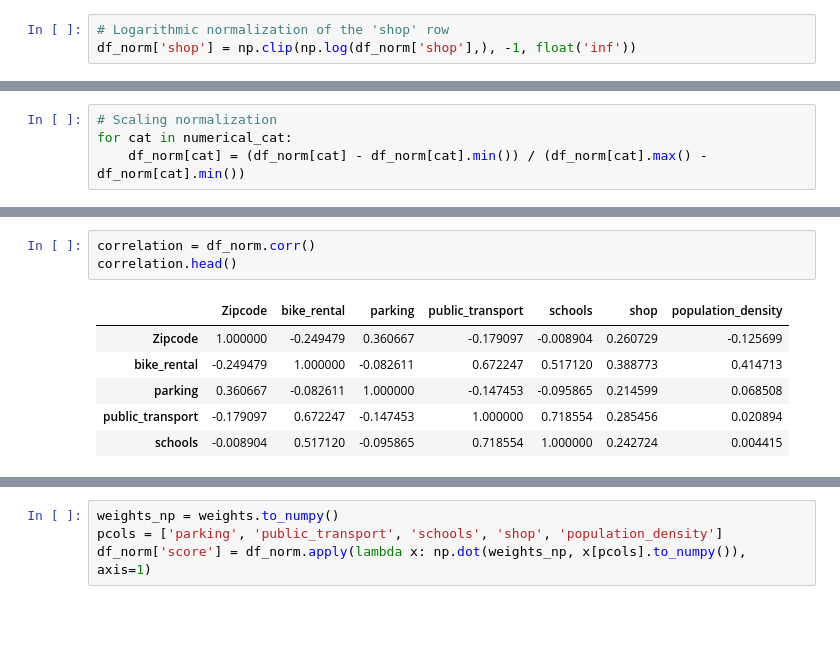
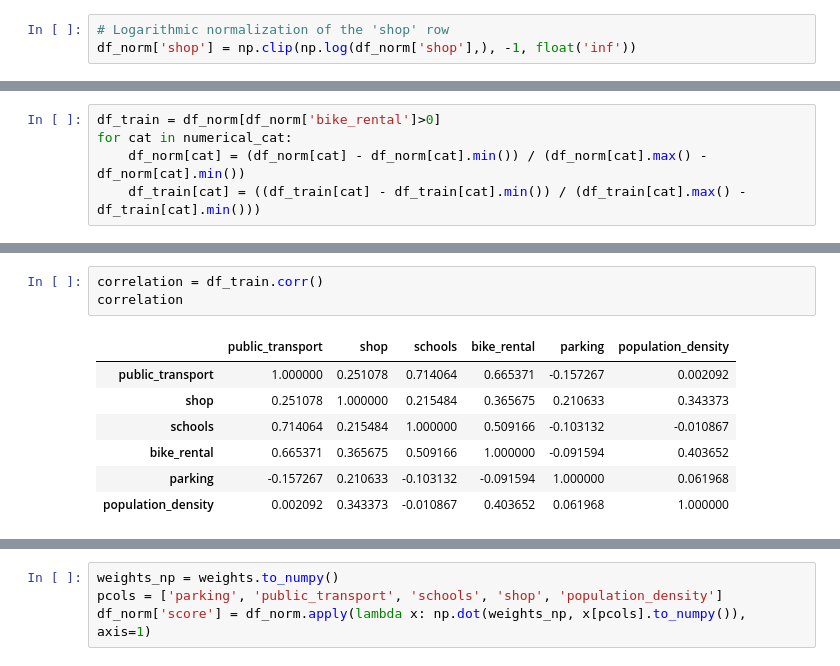
Before and after one commit to JettChenT/MathematicalModeling, a Jupyter notebook: Mock/2010/model.ipynb, the cells around one changed output, grey strips where cells are left out. Drawn from its saved outputs; the diff is of its cells as text; blank space fills up the shorter version.

```diff
--- a/Mock/2010/model.ipynb
+++ b/Mock/2010/model.ipynb
@@ -30,4 +30,5 @@ sns.displot(df_norm, x='shop')
 # %%
-# Scaling normalization
+df_train = df_norm[df_norm['bike_rental']>0]
 for cat in numerical_cat:
     df_norm[cat] = (df_norm[cat] - df_norm[cat].min()) / (df_norm[cat].max() - df_norm[cat].min())
+    df_train[cat] = ((df_train[cat] - df_train[cat].min()) / (df_train[cat].max() - df_train[cat].min()))
@@ -60,13 +62,14 @@ correlation.head()
 # %%
-correlation = df_norm.corr()
-correlation.head()
+correlation = df_train.corr()
+correlation
 # %% [output]
-|  | Zipcode | bike_rental | parking | public_transport | schools | shop | population_density |
-| Zipcode | 1.000000 | -0.249479 | 0.360667 | -0.179097 | -0.008904 | 0.260729 | -0.125699 |
-| bike_rental | -0.249479 | 1.000000 | -0.082611 | 0.672247 | 0.517120 | 0.388773 | 0.414713 |
-| parking | 0.360667 | -0.082611 | 1.000000 | -0.147453 | -0.095865 | 0.214599 | 0.068508 |
-| public_transport | -0.179097 | 0.672247 | -0.147453 | 1.000000 | 0.718554 | 0.285456 | 0.020894 |
-| schools | -0.008904 | 0.517120 | -0.095865 | 0.718554 | 1.000000 | 0.242724 | 0.004415 |
+|  | public_transport | shop | schools | bike_rental | parking | population_density |
+| public_transport | 1.000000 | 0.251078 | 0.714064 | 0.665371 | -0.157267 | 0.002092 |
+| shop | 0.251078 | 1.000000 | 0.215484 | 0.365675 | 0.210633 | 0.343373 |
+| schools | 0.714064 | 0.215484 | 1.000000 | 0.509166 | -0.103132 | -0.010867 |
+| bike_rental | 0.665371 | 0.365675 | 0.509166 | 1.000000 | -0.091594 | 0.403652 |
+| parking | -0.157267 | 0.210633 | -0.103132 | -0.091594 | 1.000000 | 0.061968 |
+| population_density | 0.002092 | 0.343373 | -0.010867 | 0.403652 | 0.061968 | 1.000000 |
 # %%
 weights = correlation['bike_rental'][['parking', 'public_transport', 'schools', 'shop', 'population_density']]
 weights
```
Also changed, not shown: parts of 21 cells of this notebook, 6 other files.
